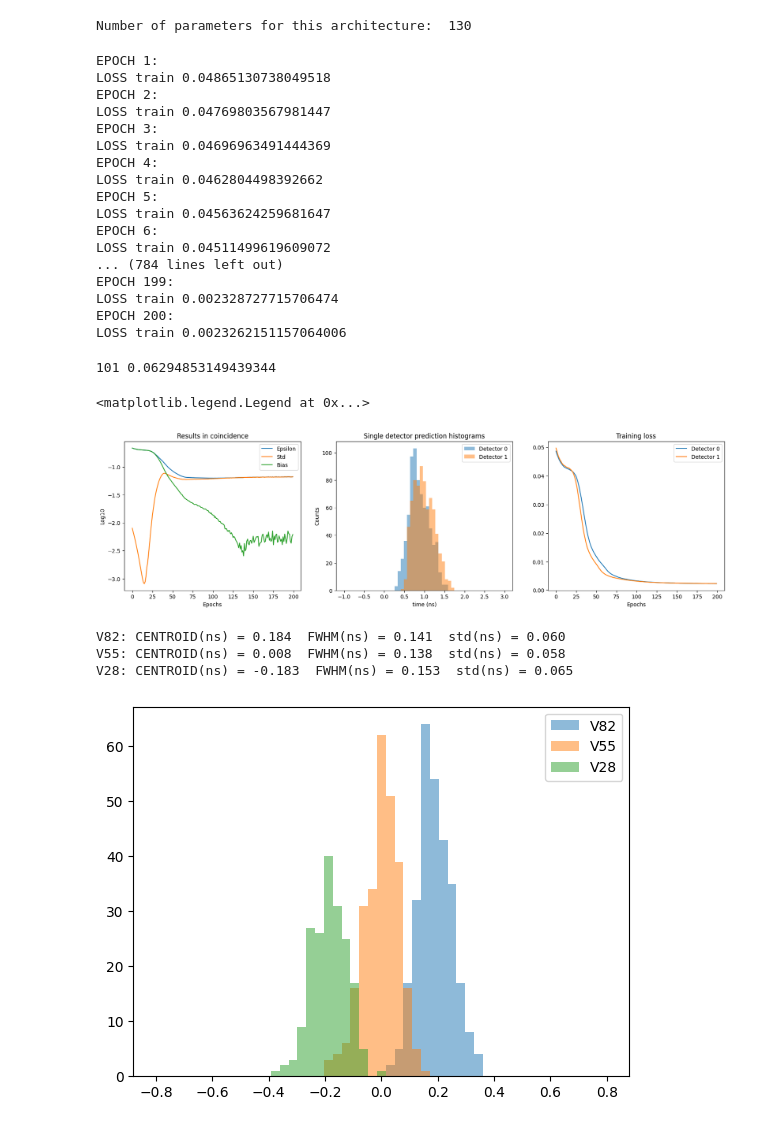
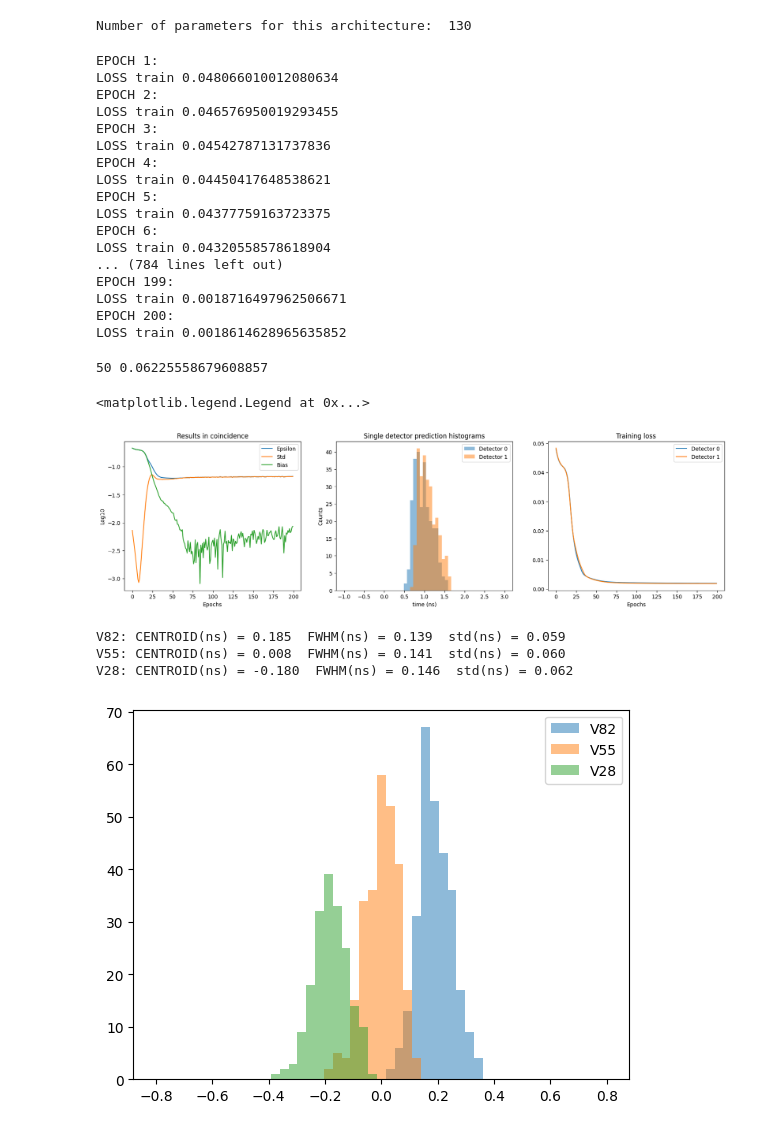
Before and after one commit to wjosefw/Signal-processing-with-Neural-networks, a Jupyter notebook: KAN.ipynb, the cells around one changed output. Saved outputs shown, nothing was run; the diff lists cells and outputs as text; code cells hidden in the pictures.

Commit message:
FWHM ~142 ps al cortar los pulsos un poco más en la zona inicial ventana de 55-75

```diff
--- a/KAN.ipynb
+++ b/KAN.ipynb
@@ -18,10 +18,14 @@ V55= np.load('/home/josea/Co60_5cm_5cm.npy')
 V28= np.load('/home/josea/Co60_2cm_8cm.npy')
 V82= np.load('/home/josea/Co60_8cm_2cm.npy')
 
-source = 'Co60'
-path = '/home/josea/PracticaTimingDigital/pulso_' + source + '_filt_norm.npz'
+#source = 'Co60'
+#path = '/home/josea/PracticaTimingDigital/pulso_' + source + '_filt_norm.npz'
+#
+#data = np.load(path)
+#pulsos_practica_master = data['data']
 
-data = np.load(path)
+
+data = np.load('/home/josea/pulsos_Co60_filt_norm_5k.npz')
 pulsos_practica_master = data['data']
 # %% [markdown]
 # **INTERPOLATION**
@@ -65,7 +69,7 @@ mean_pulse_dec0 = get_mean_pulse_from_set(new_pulsos_practica, channel = 0)
 mean_pulse_dec1 = get_mean_pulse_from_set(new_pulsos_practica, channel = 1)
 
 #-------------------------------------- Plot cropped mean pulses -----------------------------
-start = 50*EXTRASAMPLING
+start = 55*EXTRASAMPLING
 stop = 75*EXTRASAMPLING
 
 
@@ -82,7 +86,7 @@ plt.legend()
 ajuste_grueso = 1 # 0 = YES, 1 = NO
 delay_steps = 20
 moments_order = 1
-Num_casos = 2000
+Num_casos = 4000
 Nc = 2
 
 t_shift = 8 #In time steps
@@ -304,26 +308,26 @@ optimizer_dec0 = torch.optim.AdamW(model_dec0.parameters(), lr = 5e-5) #Regulari
 optimizer_dec1 = torch.optim.AdamW(model_dec1.parameters(), lr = 5e-5)
 # %%
 # Execute train loop
-loss_dec0, test_dec0 = train_loop_KAN(model_dec0, optimizer_dec0, train_loader_dec0, torch.tensor(MOMENTS_TEST[:,:,0]).float(), EPOCHS = 200)
-loss_dec1, test_dec1 = train_loop_KAN(model_dec1, optimizer_dec1, train_loader_dec1, torch.tensor(MOMENTS_TEST[:,:,1]).float(), EPOCHS = 200)
+loss_dec0, test_dec0 = train_loop_KAN(model_dec0, optimizer_dec0, train_loader_dec0, torch.tensor(MOMENTS_TEST[:,:,0]).float(), EPOCHS = 125)
+loss_dec1, test_dec1 = train_loop_KAN(model_dec1, optimizer_dec1, train_loader_dec1, torch.tensor(MOMENTS_TEST[:,:,1]).float(), EPOCHS = 125)
 # %% [output]
 EPOCH 1:
-LOSS train 0.04865130738049518
+LOSS train 0.048066010012080634
 EPOCH 2:
-LOSS train 0.04769803567981447
+LOSS train 0.046576950019293455
 EPOCH 3:
-LOSS train 0.04696963491444369
+LOSS train 0.04542787131737836
 EPOCH 4:
-LOSS train 0.0462804498392662
+LOSS train 0.04450417648538621
 EPOCH 5:
-LOSS train 0.04563624259681647
+LOSS train 0.04377759163723375
 EPOCH 6:
-LOSS train 0.04511499619609072
+LOSS train 0.04320558578618904
 ... (784 lines left out)
 EPOCH 199:
-LOSS train 0.002328727715706474
+LOSS train 0.0018716497962506671
 EPOCH 200:
-LOSS train 0.0023262151157064006
+LOSS train 0.0018614628965635852
 # %%
 if ajuste_grueso == 0:
     TOFN_V28 = (test_dec0[:,:V28.shape[0]] - new_time_step*delays_test_dec0) - (test_dec1[:,: V28.shape[0]] - new_time_step*delays_test_dec1)
@@ -361,37 +365,37 @@ print(idx_min_epsilon, np.min(epsilon))
 # PLot
 plt.figure(figsize = (20,5))
 plt.subplot(131)
 plt.plot(np.log10(epsilon), label = 'Epsilon')
 plt.plot(np.log10(mean_std), label = 'Std')
 plt.plot(np.log10(mean_error_centroid), label = 'Bias')
 plt.title('Results in coincidence')
 plt.xlabel('Epochs')
 plt.ylabel('Log10')
 plt.legend()
 
 plt.subplot(132)
 if ajuste_grueso == 0:
     plt.hist(test_dec0[idx_min_epsilon , V28.shape[0] : V28.shape[0] + V55.shape[0]] - new_time_step*delays_test_dec0, bins = 51, range = [-1, 3], alpha = 0.5, label = 'Detector 0');
     plt.hist(test_dec1[idx_min_epsilon , V28.shape[0] : V28.shape[0] + V55.shape[0]] - new_time_step*delays_test_dec1, bins = 51, range = [-1, 3], alpha = 0.5, label = 'Detector 1');
 
 if ajuste_grueso == 1:
-    plt.hist(test_dec0[idx_min_epsilon , :], bins = 51, range = [-1, 3], alpha = 0.5, label = 'Detector 0');
-    plt.hist(test_dec1[idx_min_epsilon , :], bins = 51, range = [-1, 3], alpha = 0.5, label = 'Detector 1');
+    plt.hist(test_dec0[idx_min_epsilon , V28.shape[0] : V28.shape[0] + V55.shape[0]], bins = 51, range = [-1, 3], alpha = 0.5, label = 'Detector 0');
+    plt.hist(test_dec1[idx_min_epsilon , V28.shape[0] : V28.shape[0] + V55.shape[0]], bins = 51, range = [-1, 3], alpha = 0.5, label = 'Detector 1');
 plt.title('Single detector prediction histograms')
 plt.xlabel('time (ns)')
 plt.ylabel('Counts')
 plt.legend()
 
 plt.subplot(133)
 plt.plot(loss_dec0[:], label = 'Detector 0')
 plt.plot(loss_dec1[:], label = 'Detector 1')
 plt.title('Training loss')
 plt.xlabel('Epochs')
 plt.legend()
 # %% [output]
-101 0.06294853149439344
+50 0.06225558679608857
 <matplotlib.legend.Legend at 0x...>
-[figure, old version]
+[figure, new version]
 # %%
 epoch = idx_min_epsilon
 nbins = 51
@@ -420,10 +424,10 @@ print("V82: CENTROID(ns) = %.3f  FWHM(ns) = %.3f  std(ns) = %.3f" % (x0N_V82, FW
 print("V55: CENTROID(ns) = %.3f  FWHM(ns) = %.3f  std(ns) = %.3f" % (x0N_V55, FWHMN_V55, sigmaN_V55))
 print("V28: CENTROID(ns) = %.3f  FWHM(ns) = %.3f  std(ns) = %.3f" % (x0N_V28, FWHMN_V28, sigmaN_V28))
 # %% [output]
-V82: CENTROID(ns) = 0.184  FWHM(ns) = 0.141  std(ns) = 0.060
-V55: CENTROID(ns) = 0.008  FWHM(ns) = 0.138  std(ns) = 0.058
-V28: CENTROID(ns) = -0.183  FWHM(ns) = 0.153  std(ns) = 0.065
+V82: CENTROID(ns) = 0.185  FWHM(ns) = 0.139  std(ns) = 0.059
+V55: CENTROID(ns) = 0.008  FWHM(ns) = 0.141  std(ns) = 0.060
+V28: CENTROID(ns) = -0.180  FWHM(ns) = 0.146  std(ns) = 0.062
-[figure, old version]
+[figure, new version]
 # %%
 import time
 
```
Also changed, not shown: parts of 7 cells of this notebook.
